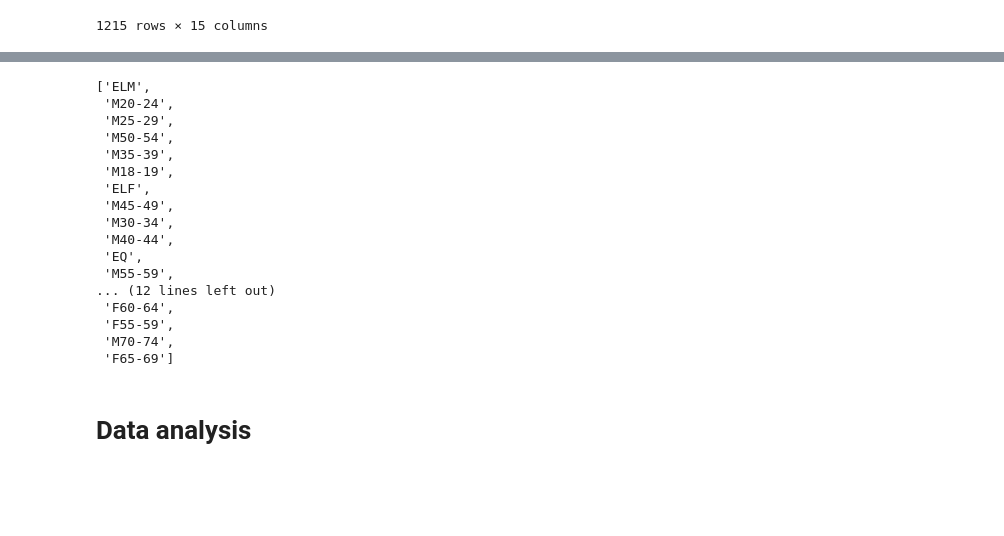
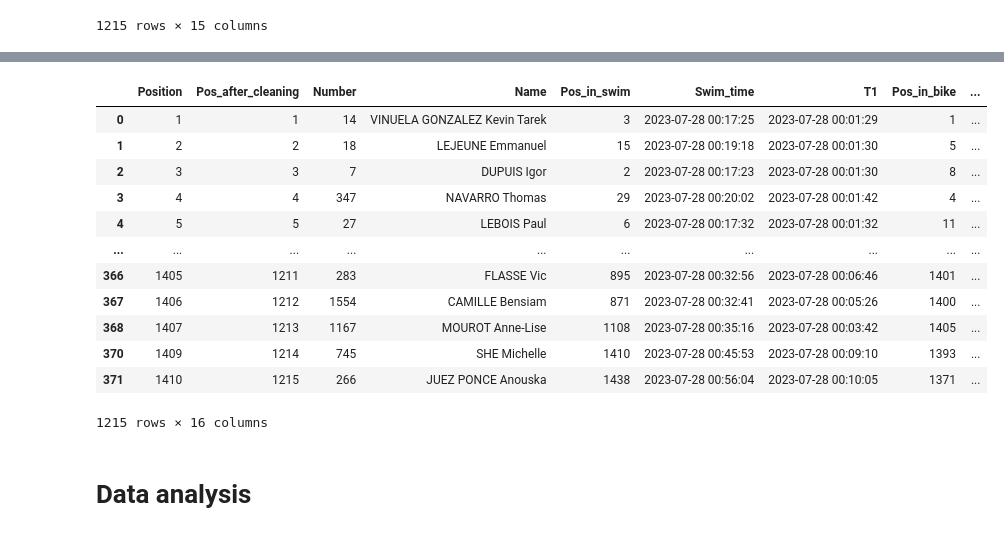
Before and after one commit to eginoux/triathlon-scrapping, a Jupyter notebook: notebooks/M_analysis.ipynb, the cells around one changed output, grey strips where cells are left out. Cells and saved outputs as stored; diff of their text form; code cells hidden in the pictures; blank space fills up the shorter version.

```diff
--- a/notebooks/M_analysis.ipynb
+++ b/notebooks/M_analysis.ipynb
@@ -143,24 +132,21 @@ dataframe.reset_index(drop=True)
-# %%
-# Rework ranking column as we have remove rows and competitors
-list(dataframe["Category"].unique())
-# %% [output]
-['ELM',
- 'M20-24',
- 'M25-29',
- 'M50-54',
- 'M35-39',
- 'M18-19',
- 'ELF',
- 'M45-49',
- 'M30-34',
- 'M40-44',
- 'EQ',
- 'M55-59',
-... (12 lines left out)
- 'F60-64',
- 'F55-59',
- 'M70-74',
- 'F65-69']
+# %%
+dataframe["Position"] = dataframe["Position"].apply(lambda x: x.replace(".", ""))
+dataframe["Position"] = dataframe["Position"].astype(int)
+dataframe
+# %% [output]
+|  | Position | Pos_after_cleaning | Number | Name | Pos_in_swim | Swim_time | T1 | Pos_in_bike | ... |
+| 0 | 1 | 1 | 14 | VINUELA GONZALEZ Kevin Tarek | 3 | 2023-07-28 00:17:25 | 2023-07-28 00:01:29 | 1 | ... |
+| 1 | 2 | 2 | 18 | LEJEUNE Emmanuel | 15 | 2023-07-28 00:19:18 | 2023-07-28 00:01:30 | 5 | ... |
+| 2 | 3 | 3 | 7 | DUPUIS Igor | 2 | 2023-07-28 00:17:23 | 2023-07-28 00:01:30 | 8 | ... |
+| 3 | 4 | 4 | 347 | NAVARRO Thomas | 29 | 2023-07-28 00:20:02 | 2023-07-28 00:01:42 | 4 | ... |
+| 4 | 5 | 5 | 27 | LEBOIS Paul | 6 | 2023-07-28 00:17:32 | 2023-07-28 00:01:32 | 11 | ... |
+| ... | ... | ... | ... | ... | ... | ... | ... | ... | ... |
+| 366 | 1405 | 1211 | 283 | FLASSE Vic | 895 | 2023-07-28 00:32:56 | 2023-07-28 00:06:46 | 1401 | ... |
+| 367 | 1406 | 1212 | 1554 | CAMILLE Bensiam | 871 | 2023-07-28 00:32:41 | 2023-07-28 00:05:26 | 1400 | ... |
+| 368 | 1407 | 1213 | 1167 | MOUROT Anne-Lise | 1108 | 2023-07-28 00:35:16 | 2023-07-28 00:03:42 | 1405 | ... |
+| 370 | 1409 | 1214 | 745 | SHE Michelle | 1410 | 2023-07-28 00:45:53 | 2023-07-28 00:09:10 | 1393 | ... |
+| 371 | 1410 | 1215 | 266 | JUEZ PONCE Anouska | 1438 | 2023-07-28 00:56:04 | 2023-07-28 00:10:05 | 1371 | ... |
+1215 rows × 16 columns
 # %% [markdown]
 # Data analysis
 # %%
```
Also changed, not shown: parts of 11 cells of this notebook.
